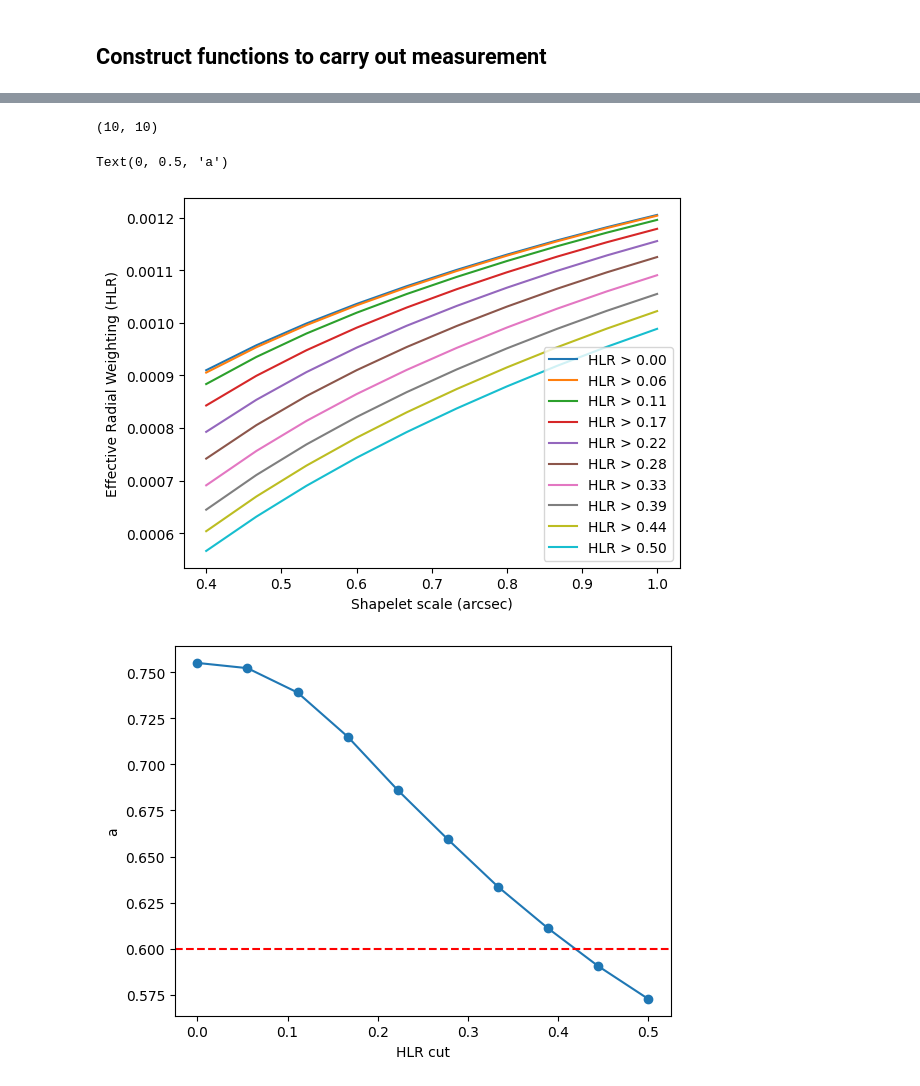
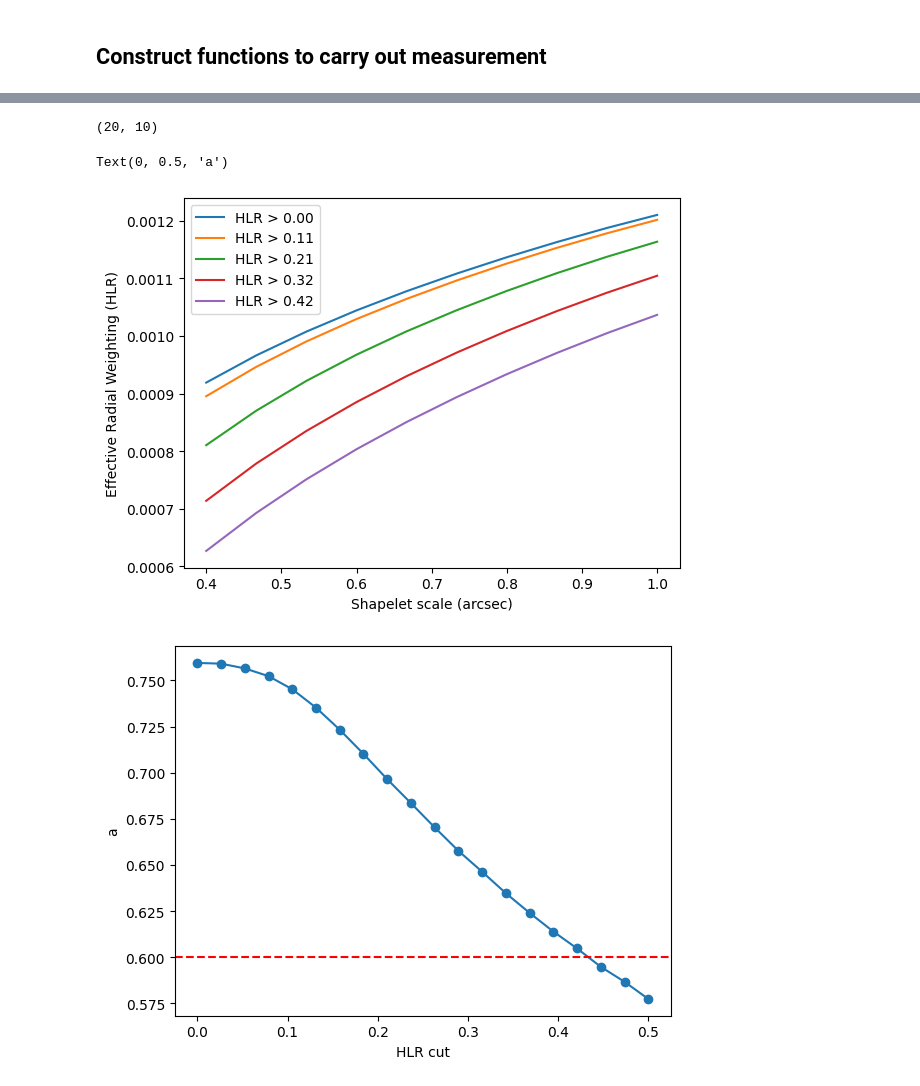
Before and after one commit to CMacM/FPFS-project, a Jupyter notebook: moments_radial_weighting.ipynb, the cells around one changed output, grey strips where cells are left out. Saved outputs shown, nothing was run; the diff lists cells and outputs as text; code cells hidden in the pictures.

```diff
--- a/moments_radial_weighting.ipynb
+++ b/moments_radial_weighting.ipynb
@@ -11,10 +11,10 @@ from tqdm import tqdm, trange
 from multiprocessing import Pool, cpu_count
 # %%
 # Read in galaxy images with IA
-filename = 'simulations/isolated_noiseless/COSMOS_ngals=81499_noiseless.fits'
+filename = 'simulations/isolated/COSMOS_ngals=100_noiseless.fits'
 
-n_gals = 81499
-n_scenes = 5
+n_gals = 100
+n_scenes = 1
 gals_per_scene = n_gals // n_scenes
 
 total_indices = np.arange(0,n_gals)
@@ -31,6 +31,8 @@ fluxes = []
 records_inds = []
 gal_ids = []
 with fits.open(filename) as hdul:
+    print(len(hdul))
+    print(hdul[0].header)
     for j in tqdm(split_inds[i]):
         # exclude the first HDU
         data = hdul[j+1].data
@@ -150,3 +201,27 @@ plt.show()
 [figure]
 # %% [markdown]
 ## Generate galaxies
+# %%
+# COSMOS HST galaxies
+cosmos = galsim.COSMOSCatalog()
+gal = cosmos.makeGalaxy(n_random=1, gal_type='parametric')
+
+# Flexion transform class containing methods to compute sheared image coords
+flexion_transform = batsim.FlexionTransform(
+    gamma1=0.1, gamma2=0.0, kappa=0.5, F1=0.01, F2=0.01, G1=0.0, G2=0.0
+)
+
+npix = 64 # 64 x 64 stamp
+pixel_scale = 0.2 # arcsec/pixel
+
+gal_img = batsim.simulate_galaxy(
+    ngrid=npix, # number of pixels in each dimension
+    pix_scale=pixel_scale, # arcsec/pixel
+    gal_obj=gal, # galsim galaxy object
+    transform_obj=flexion_transform, # transform class telling BATSim what coordinate to request flux at
+    psf_obj=psf_obj, # PSF to convolve with image after shearing
+    draw_method="auto" # Include pixel response
+)
+
+# Gal img is returned as np array
+plt.imshow(gal_img)
@@ -153,8 +231,12 @@ plt.show()
 # %%
 cosmos = galsim.COSMOSCatalog()
-gal_obj_list = cosmos.makeGalaxy(n_random=100, gal_type='parametric')
+gal_obj_list = cosmos.makeGalaxy(n_random=2, gal_type='parametric')
 
 lens_transform = batsim.LensTransform(gamma1=0.02, gamma2=0.0, kappa=0.0)
+
+felxion_transform = batsim.FlexionTransform(
+    gamma1=0.1, gamma2=0.02, kappa=1, F1=0.01, F2=0.02, G1=0.03, G2=0.04
+)
 
 n_rot = 4
 rotated_gal_list = []
@@ -523,36 +605,35 @@ Text(0, 0.5, 'Effective Radial Weighting (HLR)')
 # %%
 # Calulcate sample shear for different HLR cuts
-hlr_cuts = np.linspace(0., 0.5, 10)
+hlr_cuts = np.linspace(0., 0.5, 20)
 
 sample_shear_hlr = np.empty((len(hlr_cuts), len(kernels)))
 for i, cut in enumerate(hlr_cuts):
     for j in range(len(kernels)):
         gal_shear_hlr = gal_shears_kernel[j,hlrs > cut]
         gal_resp_hlr = gal_resps_kernel[j,hlrs > cut]
         sample_shear_hlr[i,j] = np.average(gal_shear_hlr) / np.average(gal_resp_hlr)
 sample_shear_hlr = np.array(sample_shear_hlr)
 print(sample_shear_hlr.shape)
 
 plt.figure()
 for i in range(len(hlr_cuts)):
-
-
-    plt.plot(kernels, sample_shear_hlr[i], label=f'HLR > {hlr_cuts[i]:.2f}')
+    if i % 4 == 0:
+        plt.plot(kernels, sample_shear_hlr[i], label=f'HLR > {hlr_cuts[i]:.2f}')
 
 plt.xlabel('Shapelet scale (arcsec)')
 plt.ylabel('Effective Radial Weighting (HLR)')
 plt.legend()
 
 #calculate ratio of min and max shear
 a = np.array([sample_shear_hlr[i,0]/sample_shear_hlr[i,-1] for i in range(len(hlr_cuts))])
 
 plt.figure()
 plt.plot(hlr_cuts, a, marker='o')
 plt.axhline(y=0.6, color='r', linestyle='--')
 plt.xlabel('HLR cut')
 plt.ylabel('a')
 # %% [output]
-(10, 10)
+(20, 10)
 Text(0, 0.5, 'a')
-[figure, old version]
+[figure, new version]
-[figure, old version]
+[figure, new version]
```
Also changed, not shown: parts of 14 cells of this notebook, 9 other files.
